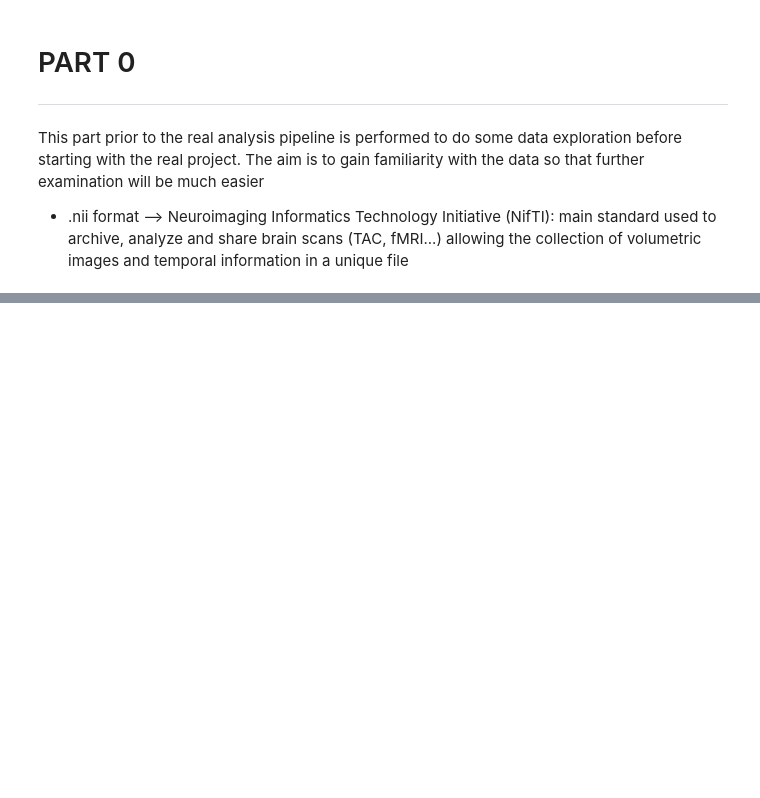
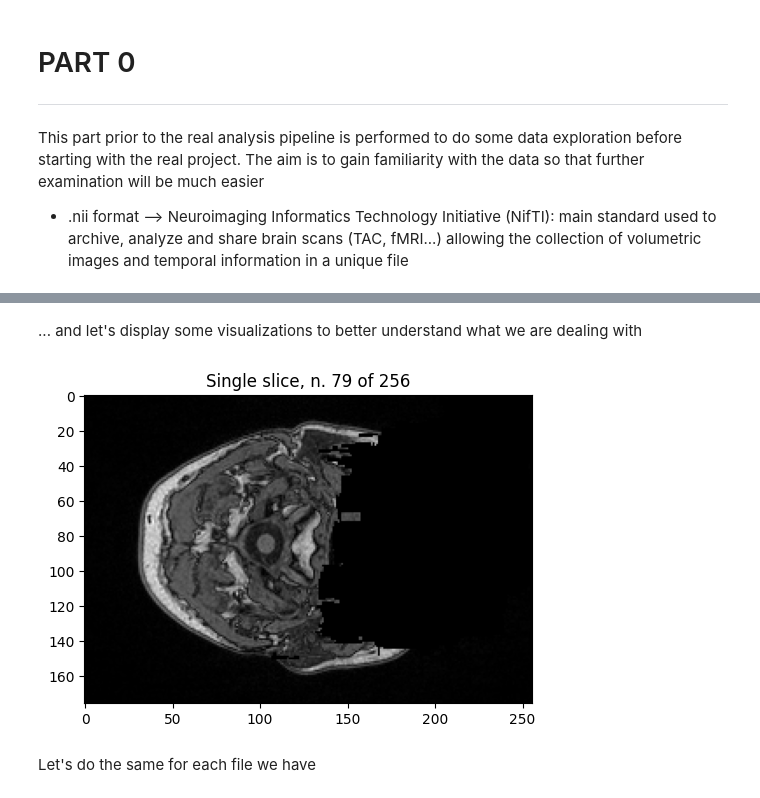
Before and after one commit to tommydelu/MRI-analysis-pipeline, a Jupyter notebook: data_exploration.ipynb, the cells around one changed output, grey strips where cells are left out. Cells and saved outputs as stored; diff of their text form; code cells hidden in the pictures; blank space fills up the shorter version.

```diff
--- a/data_exploration.ipynb
+++ b/data_exploration.ipynb
@@ -102,0 +44,38 @@ print(fmri_img.header['dim'])
+# %%
+def display_nii_info(nii_path, name):
+
+    nii_img = nib.load(nii_path)
+    nii_hdr = nii_img.header
+    nii_data = nii_img.get_fdata()
+    nii_dim = nii_hdr['dim'][:4]
+
+    print(f"\nINFORMATION ABOUT {name} NIFTI FILE:")
+    print("\n"+"-"*100)
+
+    print("\n")
+    print(f"Type of variable nii_img: {type(nii_img)}")
+    print(f"Type of variable nii_hdr: {type(nii_hdr)}")
+    print(f"Shape of the NIfTI image: {nii_img.shape}")
+    print(f"Dimensions of the NIfTI image: {nii_dim}")
+    print(f"Dimensions of NIfTI img data: {nii_data.shape}")
+
+    print("\n"+"-"*100)
+    print(nii_hdr)
+
+    return nii_img, nii_hdr, nii_data, nii_dim
+
+
+def display_slice(nii_data, slice_idx):
+
+    if len(nii_data.shape) > 3:
+        z_slice = nii_data[:, :, slice_idx, 0]
+        assert slice_idx < nii_data.shape[3], "You need to choose a slice index < {}.".format(nii_data.shape[2])
+
+    else:
+        z_slice = nii_data[:, :, slice_idx]
+        assert slice_idx < nii_data.shape[2], "You need to choose a slice index < {}.".format(nii_data.shape[2])
+
+    plt.figure(figsize=(6, 4))
+    plt.imshow(z_slice, cmap='gray', vmin=np.min(z_slice)), plt.grid(False)
+    plt.title('Single slice, n. '+str(slice_idx)+' of {}'.format(nii_data.shape[2]))
+    plt.show()
@@ -102,0 +84,2 @@ print(fmri_img.header['dim'])
+# %%
+t1_img, t1_hdr, t1_data, t1_dim = display_nii_info(T1_PATH, "T1-WEIGHTED")
@@ -102,0 +104,8 @@ print(fmri_img.header['dim'])
+# %% [markdown]
+... and let's display some visualizations to better understand what we are dealing with
+# %%
+display_slice(t1_data, slice_idx=79)
+# %% [output]
+[figure, added]
+# %% [markdown]
+Let's do the same for each file we have
```
Also changed, not shown: parts of 23 cells of this notebook.
